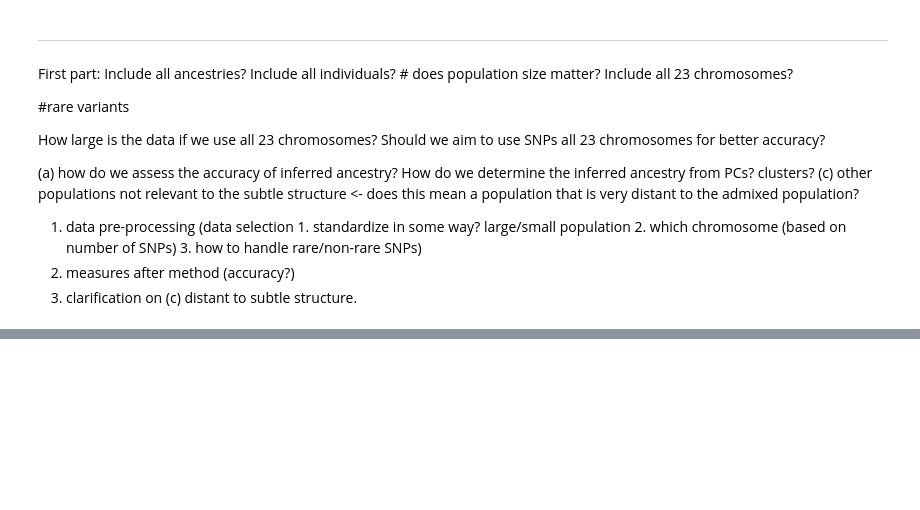
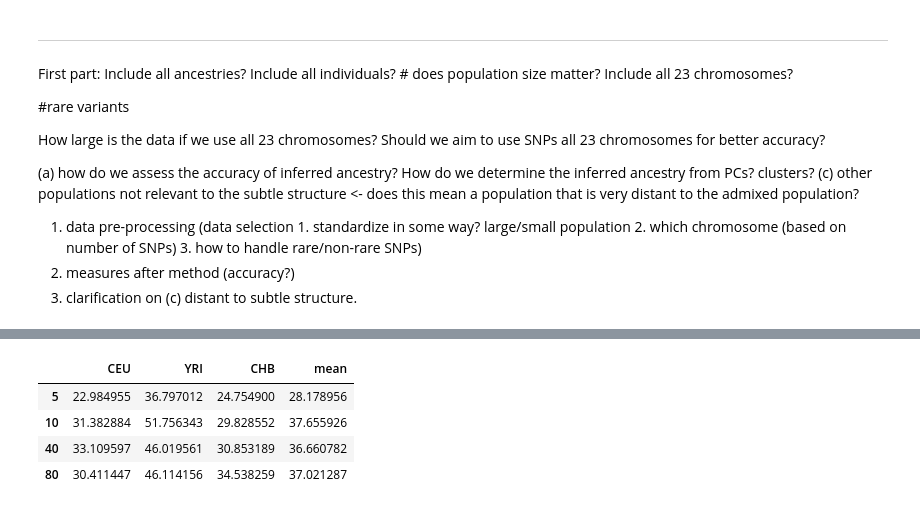
Before and after one commit to tinaryu/StatsGenetics_PowerIterationPCA, a Jupyter notebook: AnalysisCode/power_iteration.ipynb, the cells around one changed output, grey strips where cells are left out. Drawn from its saved outputs; the diff is of its cells as text; code cells hidden in the pictures; blank space fills up the shorter version.

```diff
--- a/AnalysisCode/power_iteration.ipynb
+++ b/AnalysisCode/power_iteration.ipynb
@@ -141,0 +136,11 @@ array([31.38288307, 51.75634286, 29.82855267])
+# %%
+df = pd.DataFrame(distances).T
+df.columns = ['CEU', 'YRI', 'CHB']
+df['mean'] = df.mean(axis=1)
+df
+# %% [output]
+|  | CEU | YRI | CHB | mean |
+| 5 | 22.984955 | 36.797012 | 24.754900 | 28.178956 |
+| 10 | 31.382884 | 51.756343 | 29.828552 | 37.655926 |
+| 40 | 33.109597 | 46.019561 | 30.853189 | 36.660782 |
+| 80 | 30.411447 | 46.114156 | 34.538259 | 37.021287 |
```
Also changed, not shown: parts of 7 cells of this notebook, 8 other files.
